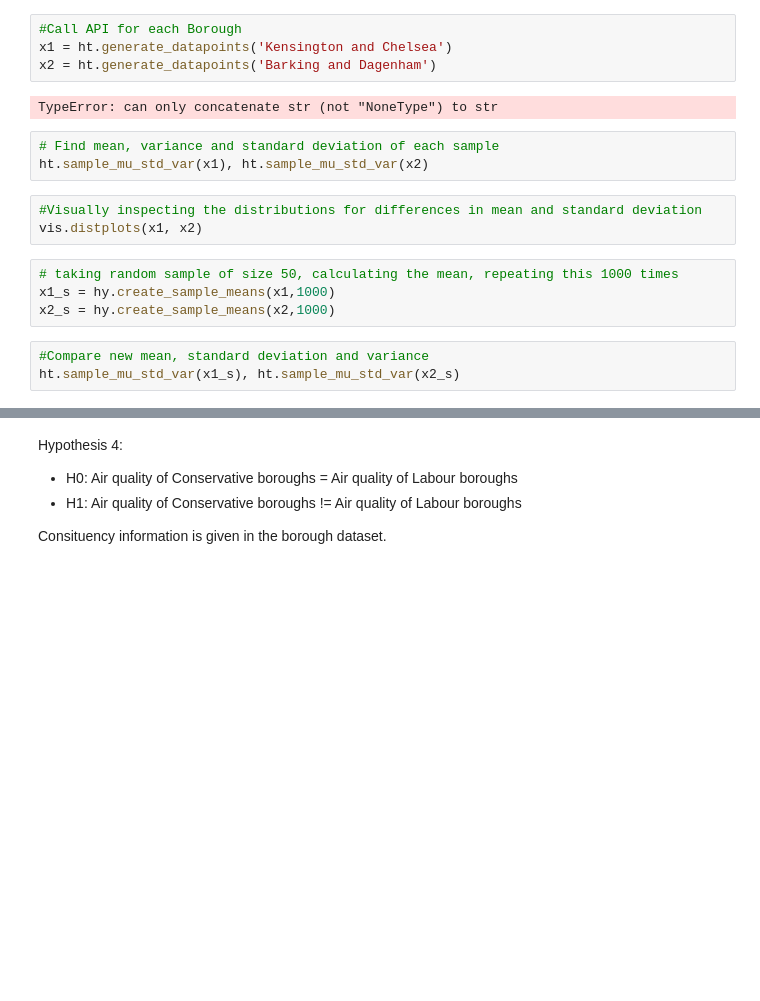
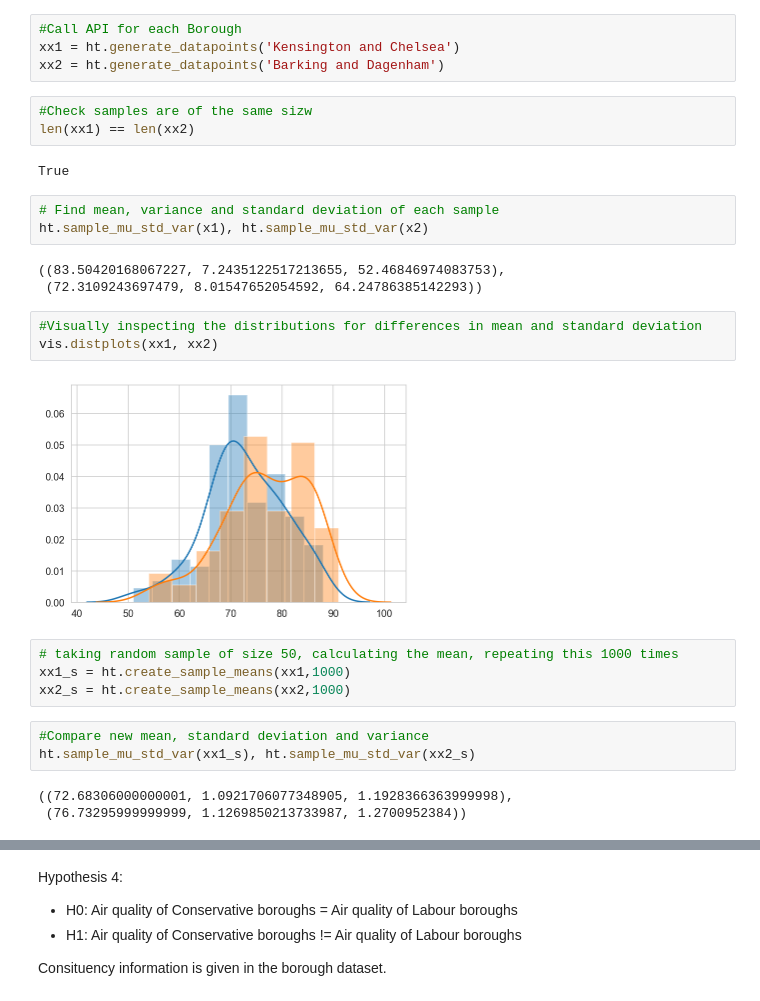
Before and after one commit to tinacliu/mod3_project, a Jupyter notebook: Hypotheses.ipynb, the cells around one changed output, grey strips where cells are left out. Drawn from its saved outputs; the diff is of its cells as text; blank space fills up the shorter version.

Commit message:
4:30 checkpoint

```diff
--- a/Hypotheses.ipynb
+++ b/Hypotheses.ipynb
@@ -93,20 +110,31 @@ Boroughs with highest and lowest House Prices - 'Kensington and Chelsea' and 'Ba
 # %%
 #Call API for each Borough
-x1 = ht.generate_datapoints('Kensington and Chelsea')
-x2 = ht.generate_datapoints('Barking and Dagenham')
+xx1 = ht.generate_datapoints('Kensington and Chelsea')
+xx2 = ht.generate_datapoints('Barking and Dagenham')
-# %% [output]
-TypeError: can only concatenate str (not "NoneType") to str
+# %%
+#Check samples are of the same sizw
+len(xx1) == len(xx2)
+# %% [output]
+True
 # %%
 # Find mean, variance and standard deviation of each sample
 ht.sample_mu_std_var(x1), ht.sample_mu_std_var(x2)
+# %% [output]
+((83.50420168067227, 7.2435122517213655, 52.46846974083753),
+ (72.3109243697479, 8.01547652054592, 64.24786385142293))
 # %%
 #Visually inspecting the distributions for differences in mean and standard deviation
-vis.distplots(x1, x2)
+vis.distplots(xx1, xx2)
+# %% [output]
+[figure, added]
 # %%
 # taking random sample of size 50, calculating the mean, repeating this 1000 times
-x1_s = hy.create_sample_means(x1,1000)
-x2_s = hy.create_sample_means(x2,1000)
+xx1_s = ht.create_sample_means(xx1,1000)
+xx2_s = ht.create_sample_means(xx2,1000)
 # %%
 #Compare new mean, standard deviation and variance
-ht.sample_mu_std_var(x1_s), ht.sample_mu_std_var(x2_s)
+ht.sample_mu_std_var(xx1_s), ht.sample_mu_std_var(xx2_s)
+# %% [output]
+((72.68306000000001, 1.0921706077348905, 1.1928366363999998),
+ (76.73295999999999, 1.1269850213733987, 1.2700952384))
 # %%
```
Also changed, not shown: parts of 33 cells of this notebook, 1 other file.
